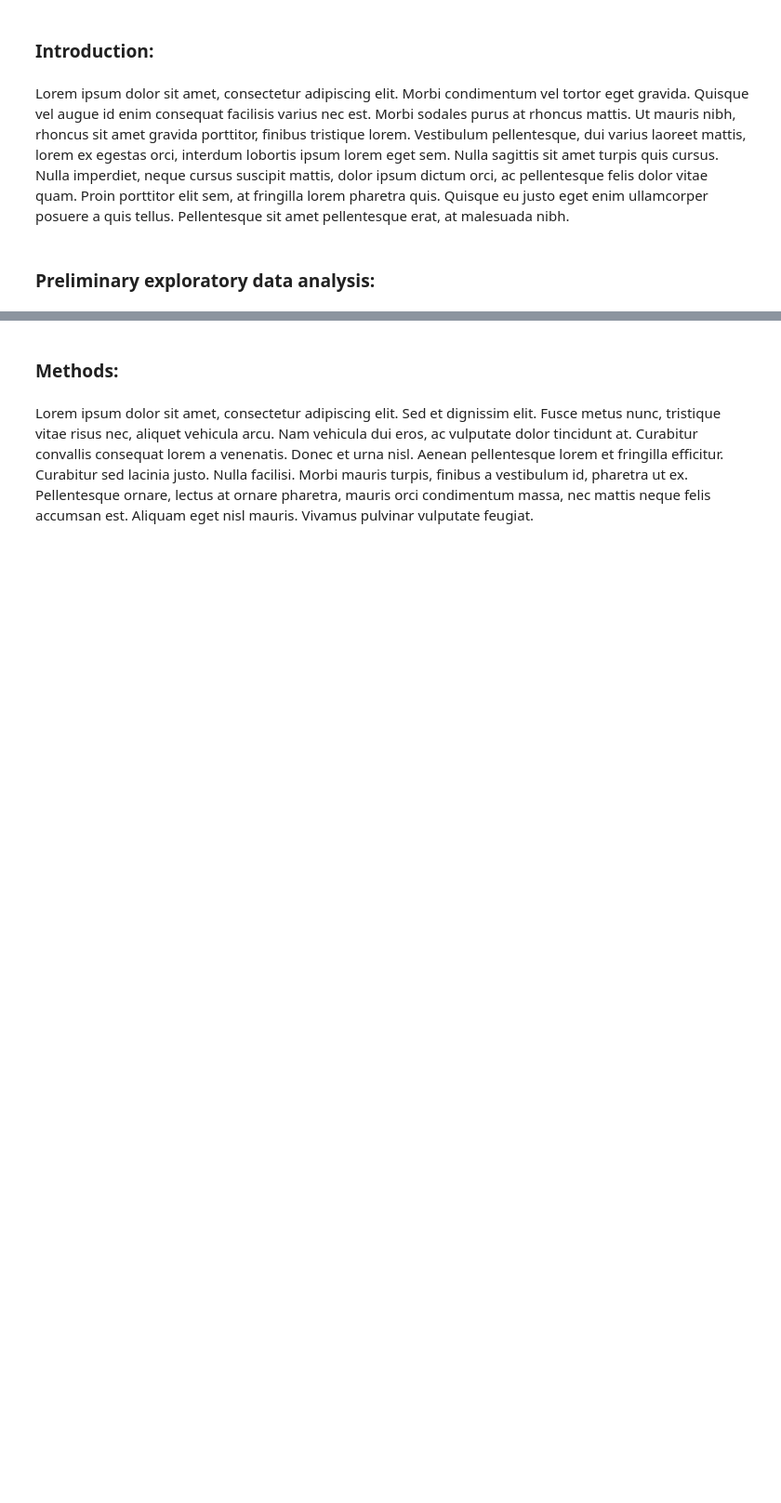
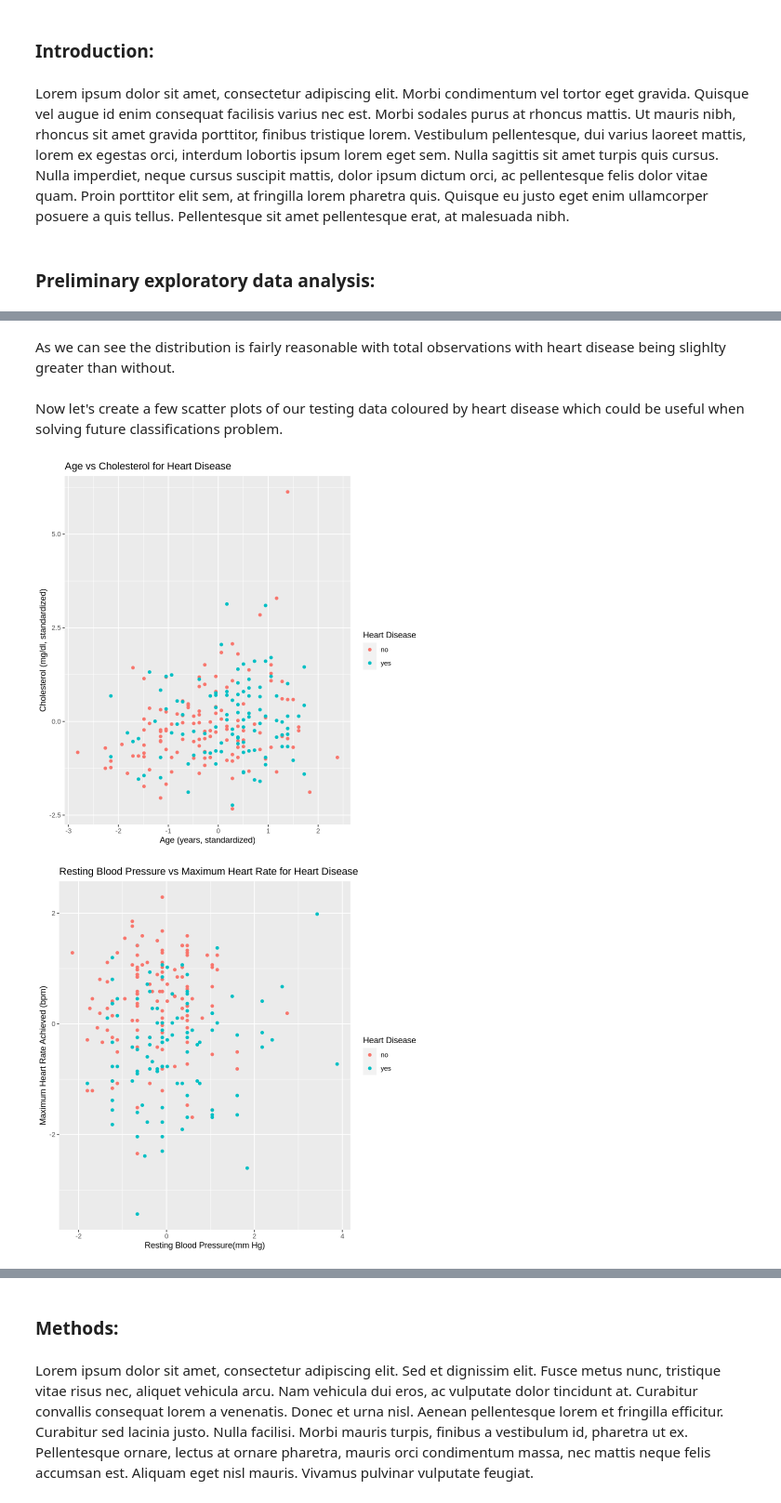
Before and after one commit to MarkSkrypnyk/group_project_proposal, a Jupyter notebook: group_project_proposal.ipynb, the cells around one changed output, grey strips where cells are left out. Shown at 93% size. Drawn from its saved outputs; the diff is of its cells as text; code cells hidden in the pictures; blank space fills up the shorter version.

Commit message:
Finished preliminary exploratory data analysis

```diff
--- a/group_project_proposal.ipynb
+++ b/group_project_proposal.ipynb
@@ -15,0 +16,9 @@ Lorem ipsum dolor sit amet, consectetur adipiscing elit. Phasellus in magna mi.
+# %%
+library(tidyverse)
+library(repr)
+library(tidymodels)
+
+heart_disease <- read_delim("data/processed.cleveland.data",
+                            col_names=c("age", "sex", "cp", "trestbps", "chol", "fbs", "restecg",
+                                        "thalach", "exang", "oldpeak", "slope", "ca", "thal", "num"))
+head(heart_disease)
@@ -15,0 +47,8 @@ Lorem ipsum dolor sit amet, consectetur adipiscing elit. Phasellus in magna mi.
+# %%
+heart_disease <- mutate(heart_disease, diagn=ifelse(is.na(num), NA, ifelse((num>0), "yes", "no")),
+                                       diagn=as_factor(diagn),
+                                       chol_standardized = scale(chol, center=TRUE),
+                                       trestbps_standardized = scale(trestbps, center=TRUE),
+                                       age_standardized = scale(age, center=TRUE),
+                                       thalch_standardized = scale(thalach, center=TRUE))
+head(heart_disease)
@@ -15,0 +67,4 @@ Lorem ipsum dolor sit amet, consectetur adipiscing elit. Phasellus in magna mi.
+# %%
+heart_disease_split <- initial_split(heart_disease, prop = 0.75, strata = num)
+heart_disease_train <- training(heart_disease_split)
+heart_disease_test <- testing(heart_disease_split)
@@ -15,0 +98,23 @@ Lorem ipsum dolor sit amet, consectetur adipiscing elit. Phasellus in magna mi.
+# %% [markdown]
+As we can see the distribution is fairly reasonable with total observations with heart disease being slighlty greater than without.
+# %% [markdown]
+Now let's create a few scatter plots of our testing data coloured by heart disease which could be useful when solving future classifications problem.
+# %%
+age_vs_chol <- ggplot(heart_disease_train, aes(x=age_standardized, y=chol_standardized, color=diagn)) +
+    geom_point() +
+    labs(x="Age (years, standardized)", y="Cholesterol (mg/dl, standardized)", color="Heart Disease", title="Age vs Cholesterol for Heart Disease")
+
+trestbps_vs_thalch <- ggplot(heart_disease_train, aes(x=trestbps_standardized, y=thalch_standardized, color=diagn)) +
+    geom_point() +
+    labs(x="Resting Blood Pressure(mm Hg)", y="Maximum Heart Rate Achieved (bpm)", color="Heart Disease", title="Resting Blood Pressure vs Maximum Heart Rate for Heart Disease")
+
+trestbps_vs_chol <- ggplot(heart_disease_train, aes(x=trestbps_standardized, y=chol_standardized, color=diagn)) +
+    geom_point() +
+    labs(x="Resting Blood Pressure(mm Hg, standardized)", y="Cholesterol (mg/dl, standardized)", color="Heart Disease", title="Resting Blood Pressure vs Cholesterol for Heart Disease")
+
+age_vs_chol
+trestbps_vs_thalch
+trestbps_vs_chol
+# %% [output]
+[figure, added]
+[figure, added]
```
Also changed, not shown: parts of 13 cells of this notebook.
